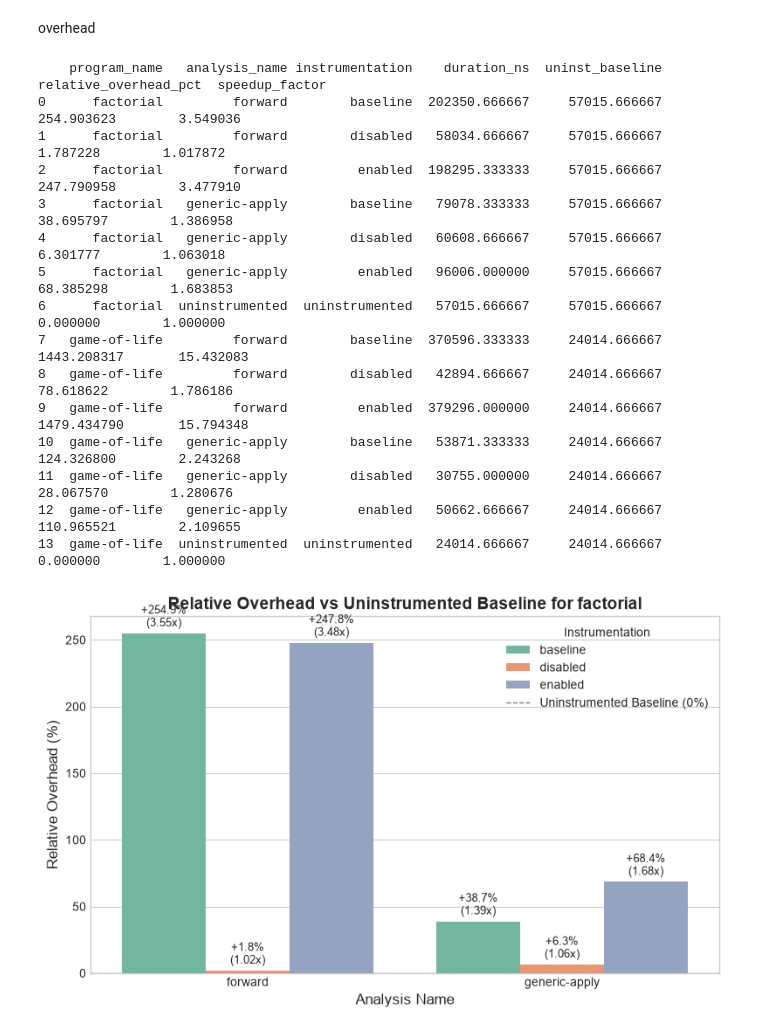
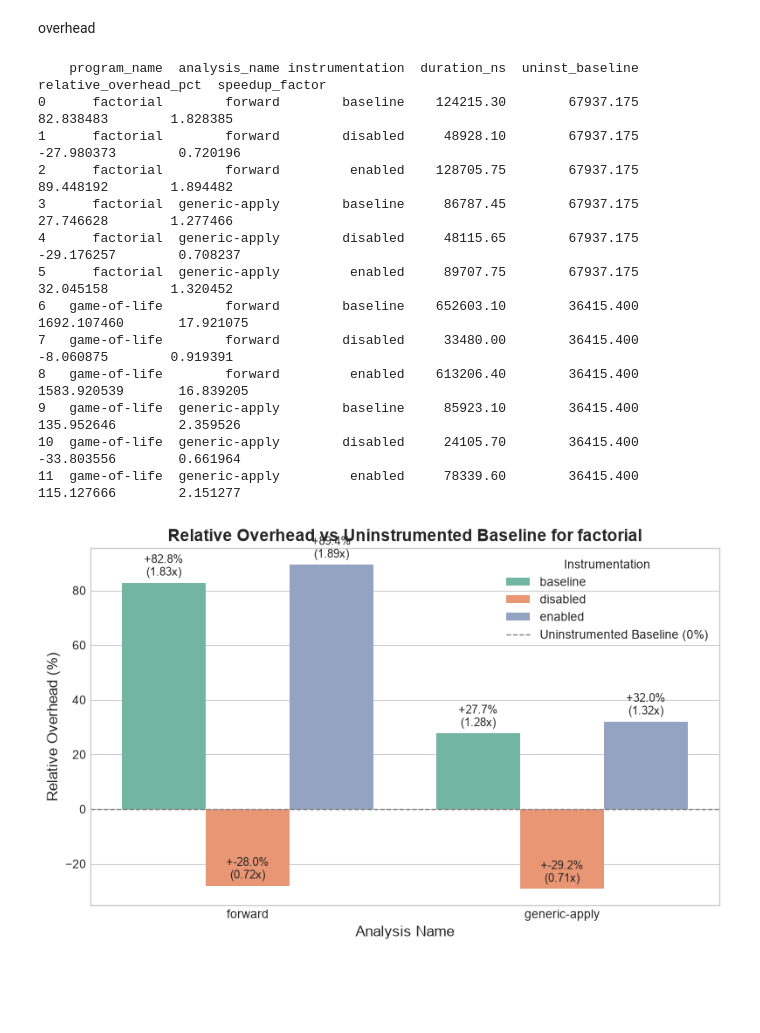
Before and after one commit to CharlesThuys/wastrumentation, a Jupyter notebook: charles-benchmarks/results/process_results/process_results.ipynb, the cells around one changed output. Drawn from its saved outputs; the diff is of its cells as text; code cells hidden in the pictures; blank space fills up the shorter version.

```diff
--- a/charles-benchmarks/results/process_results/process_results.ipynb
+++ b/charles-benchmarks/results/process_results/process_results.ipynb
@@ -104,0 +15,24 @@ SUMMARY STATISTICS:
+# %%
+sizes = pd.concat([baseline_size, extension_size])
+programs = sizes["program_name"].unique()
+
+for program in programs:
+    program_df = sizes[sizes["program_name"] == program]
+    uninstrumented = program_df[program_df["instrumentation"] == "uninstrumented"]
+    uninstrumented_bytes = uninstrumented["bytes"].iloc[0]
+    program_df = program_df[program_df["instrumentation"] != "uninstrumented"]
+    plt.figure(figsize=(8, 5))
+    plt.style.use('seaborn-v0_8-whitegrid' if 'seaborn-v0_8-whitegrid' in plt.style.available else 'default')
+    ax = sns.barplot(data=program_df, x="analysis_name", y="bytes", hue="extension", palette="Set2")
+    plt.axhline(uninstrumented_bytes, color='gray', linestyle='--', linewidth=1, label=f'Uninstrumented Size {uninstrumented_bytes}')
+    plt.title(f"Byte Size by Analysis and Extension for {program}", fontsize=14, fontweight='bold')
+    plt.ylabel("Size in Bytes", fontsize=12)
+    plt.xlabel("Analysis Name", fontsize=12)
+    plt.legend(title="Extension")
+    for bar in ax.patches:
+        ax.annotate(f'{int(bar.get_height())}',
+                    (bar.get_x() + bar.get_width() / 2., bar.get_height()),
+                    ha='center', va='bottom',fontsize=9, xytext=(0, 3),  textcoords='offset points')
+    plt.tight_layout()
+    plt.savefig(f'program_size_{program}.png', dpi=300)
+    plt.show()
@@ -106,15 +111,16 @@ SUMMARY STATISTICS:
 overhead
 # %%
 # Compute mean uninstrumented baseline per program
-uninst_means = alll_timings[alll_timings['analysis_name'] == 'uninstrumented'].groupby('program_name')['duration_ns'].mean().to_dict()
+uninst_means_wt = results_wasmtime[results_wasmtime['instrumentation'] == 'uninstrumented'].groupby('program_name')["duration_ns"].mean().to_dict()
+uninst_means_wz = results_wizard[results_wizard['instrumentation'] == 'uninstrumented'].groupby('program_name')["duration_ns"].mean().to_dict()
 
 # Compute mean duration per group
-summary = alll_timings.groupby(['program_name', 'analysis_name', 'instrumentation'])['duration_ns'].mean().reset_index()
+summary = results_wasmtime.groupby(['program_name', 'analysis_name', 'instrumentation'])['duration_ns'].mean().reset_index()
 
 # Exclude uninstrumented analysis from analysis_name on x-axis if desired, or keep it as 0% reference / baseline.
 # Calculating relative overhead (%): (mean_duration - baseline) / baseline * 100
 # Alternatively ratio: mean_duration / baseline
-summary['uninst_baseline'] = summary['program_name'].map(uninst_means)
+summary['uninst_baseline'] = summary['program_name'].map(uninst_means_wt)
 summary['relative_overhead_pct'] = ((summary['duration_ns'] - summary['uninst_baseline']) / summary['uninst_baseline']) * 100
 summary['speedup_factor'] = summary['duration_ns'] / summary['uninst_baseline']
 
@@ -133,47 +139,45 @@ for prog in programs:
     plt.figure(figsize=(8, 5))
     ax = sns.barplot(
         data=sub_df,
         x='analysis_name',
         y='relative_overhead_pct',
         hue='instrumentation',
         palette='Set2'
     )
 
     # Add baseline reference line at 0%
     plt.axhline(0, color='gray', linestyle='--', linewidth=1, label='Uninstrumented Baseline (0%)')
 
     plt.title(f'Relative Overhead vs Uninstrumented Baseline for {prog}', fontsize=14, fontweight='bold')
     plt.xlabel('Analysis Name', fontsize=12)
     plt.ylabel('Relative Overhead (%)', fontsize=12)
     plt.legend(title='Instrumentation')
 
     # Annotate bar values (% overhead and factor)
     for p in ax.patches:
         height = p.get_height()
         if not pd.isna(height) and height != 0:
             ax.annotate(f'+{height:.1f}%\n({(1 + height/100):.2f}x)',
                         (p.get_x() + p.get_width() / 2., height),
                         ha='center', va='bottom',
                         fontsize=9, xytext=(0, 3),
                         textcoords='offset points')
 
     plt.tight_layout()
-    plt.savefig(f'overhead_bar_plot_{prog}.png', dpi=300)
+    plt.savefig(f'overhead_bar_plot_{prog}_wasmtime.png', dpi=300)
     plt.show()
 # %% [output]
-    program_name   analysis_name instrumentation    duration_ns  uninst_baseline  relative_overhead_pct  speedup_factor
-0      factorial         forward        baseline  202350.666667     57015.666667             254.903623        3.549036
-1      factorial         forward        disabled   58034.666667     57015.666667               1.787228        1.017872
-2      factorial         forward         enabled  198295.333333     57015.666667             247.790958        3.477910
-3      factorial   generic-apply        baseline   79078.333333     57015.666667              38.695797        1.386958
-4      factorial   generic-apply        disabled   60608.666667     57015.666667               6.301777        1.063018
-5      factorial   generic-apply         enabled   96006.000000     57015.666667              68.385298        1.683853
-6      factorial  uninstrumented  uninstrumented   57015.666667     57015.666667               0.000000        1.000000
-7   game-of-life         forward        baseline  370596.333333     24014.666667            1443.208317       15.432083
-8   game-of-life         forward        disabled   42894.666667     24014.666667              78.618622        1.786186
-9   game-of-life         forward         enabled  379296.000000     24014.666667            1479.434790       15.794348
-10  game-of-life   generic-apply        baseline   53871.333333     24014.666667             124.326800        2.243268
-11  game-of-life   generic-apply        disabled   30755.000000     24014.666667              28.067570        1.280676
-12  game-of-life   generic-apply         enabled   50662.666667     24014.666667             110.965521        2.109655
-13  game-of-life  uninstrumented  uninstrumented   24014.666667     24014.666667               0.000000        1.000000
+    program_name  analysis_name instrumentation  duration_ns  uninst_baseline  relative_overhead_pct  speedup_factor
+0      factorial        forward        baseline    124215.30        67937.175              82.838483        1.828385
+1      factorial        forward        disabled     48928.10        67937.175             -27.980373        0.720196
+2      factorial        forward         enabled    128705.75        67937.175              89.448192        1.894482
+3      factorial  generic-apply        baseline     86787.45        67937.175              27.746628        1.277466
+4      factorial  generic-apply        disabled     48115.65        67937.175             -29.176257        0.708237
+5      factorial  generic-apply         enabled     89707.75        67937.175              32.045158        1.320452
+6   game-of-life        forward        baseline    652603.10        36415.400            1692.107460       17.921075
+7   game-of-life        forward        disabled     33480.00        36415.400              -8.060875        0.919391
+8   game-of-life        forward         enabled    613206.40        36415.400            1583.920539       16.839205
+9   game-of-life  generic-apply        baseline     85923.10        36415.400             135.952646        2.359526
+10  game-of-life  generic-apply        disabled     24105.70        36415.400             -33.803556        0.661964
+11  game-of-life  generic-apply         enabled     78339.60        36415.400             115.127666        2.151277
-[figure, old version]
+[figure, new version]
```
Also changed, not shown: parts of 7 cells of this notebook, 46 other files.
